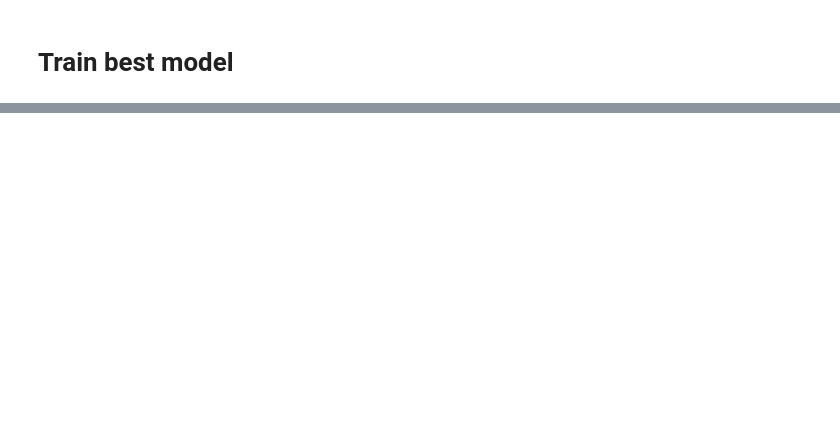
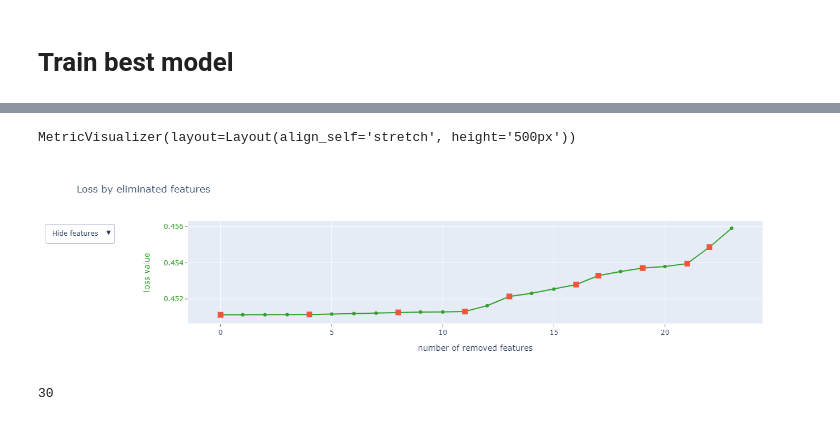
Before and after one commit to goo-goo-goo-joob/hse_credit_risk, a Jupyter notebook: alex_best_model.ipynb, the cells around one changed output, grey strips where cells are left out. Cells and saved outputs as stored; diff of their text form; code cells hidden in the pictures; blank space fills up the shorter version.

Commit message:
update best model

```diff
--- a/alex_best_model.ipynb
+++ b/alex_best_model.ipynb
@@ -146,0 +172,8 @@ study.optimize(objective2, n_trials=40)
+# %%
+# params = study.best_params
+params = {'depth': 6,
+ 'l2_leaf_reg': 24.337217538245532,
+ 'learning_rate': 0.14119449759028455,
+ 'random_strength': 1.284731588293853,
+ 'rsm': 0.5363370106196876}
+params
@@ -146,0 +186,10 @@ study.optimize(objective2, n_trials=40)
+# %%
+features = ['all_util', 'debt_load', 'num_rev_tl_bal_gt_0',
+       'revol_bal', 'fico_range_high', 'log_annual_inc', 'total_cu_tl',
+       'pub_rec_bankruptcies', 'tot_coll_amt', 'desc',
+       'initial_list_status', 'tot_hi_cred_lim', 'open_acc', 'num_bc_tl',
+       'revol_util', 'percent_bc_gt_75', 'bc_open_to_buy', 'num_bc_sats',
+       'inq_fi', 'total_rev_hi_lim', 'verification_status', 'mort_acc',
+       'fico_range_low', 'total_bal_ex_mort', 'total_bc_limit',
+       'zip_code', 'purpose', 'annual_inc', 'home_ownership', 'emp_title']
+features
@@ -146,0 +214,34 @@ study.optimize(objective2, n_trials=40)
+# %%
+clf = catboost.CatBoostClassifier(
+    **params,
+    use_best_model=True,
+    eval_metric="AUC:hints=skip_train~false",
+    logging_level="Silent",
+)
+summary = clf.select_features(
+    pools["train"],
+    eval_set=pools["oos"],
+    features_for_select=np.arange(len(features)),
+    steps=10,
+    num_features_to_select=7,
+    verbose=0,
+    plot=True,
+    train_final_model=False,
+)
+# %% [output]
+MetricVisualizer(layout=Layout(align_self='stretch', height='500px'))
+[figure, added]
+# %%
+features = summary["selected_features_names"] + [
+    name
+    for name, a, b in zip(
+        summary["eliminated_features_names"],
+        summary["loss_graph"]["loss_values"],
+        summary["loss_graph"]["loss_values"][1:],
+    )
+    # if b - a > 0.0001
+]
+ignored_features = sorted(set(pools['train'].get_feature_names()) - set(features))
+len(features)
+# %% [output]
+30
```
Also changed, not shown: parts of 10 cells of this notebook, 3 other files.
